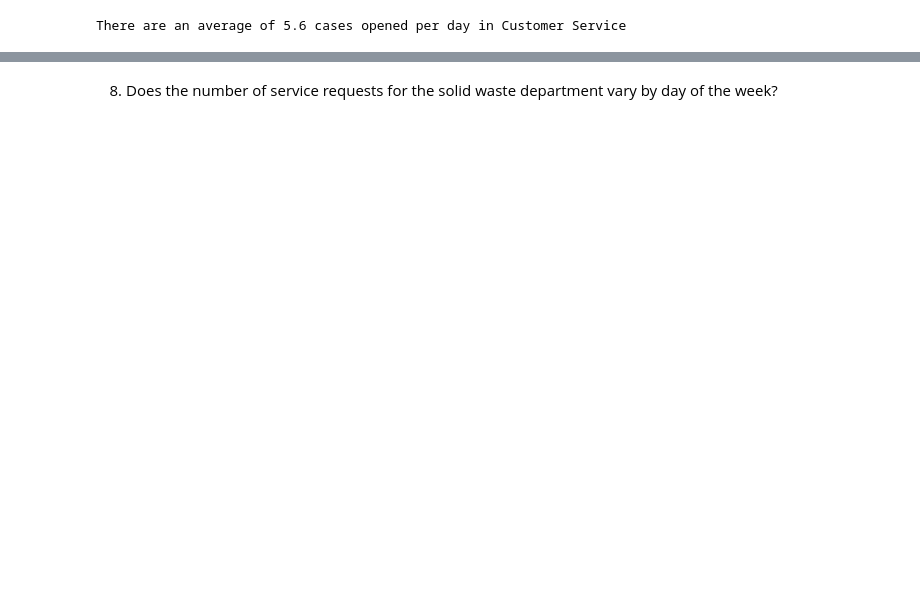
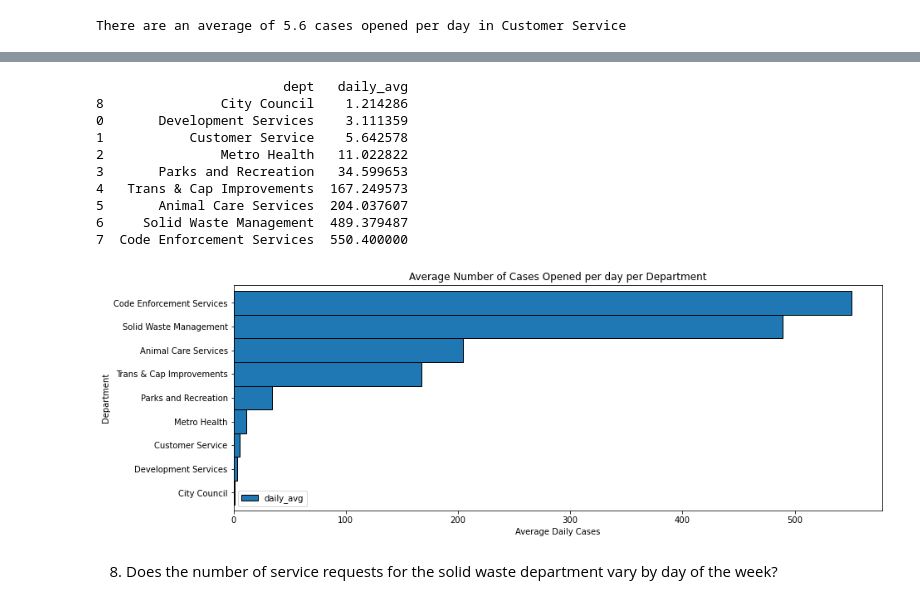
Before and after one commit to Tyler-Applegate/spark, a Jupyter notebook: explore.ipynb, the cells around one changed output, grey strips where cells are left out. Drawn from its saved outputs; the diff is of its cells as text; code cells hidden in the pictures; blank space fills up the shorter version.

```diff
--- a/explore.ipynb
+++ b/explore.ipynb
@@ -306,2 +294,17 @@ avg_df
+# %%
+# now let's look at all departments...
+explore.avg_daily_openings(df)
+# %% [output]
+                        dept   daily_avg
+8               City Council    1.214286
+0       Development Services    3.111359
+1           Customer Service    5.642578
+2               Metro Health   11.022822
+3       Parks and Recreation   34.599653
+4   Trans & Cap Improvements  167.249573
+5       Animal Care Services  204.037607
+6     Solid Waste Management  489.379487
+7  Code Enforcement Services  550.400000
+[figure, added]
 # %% [markdown]
 8. Does the number of service requests for the solid waste department vary by day of the week?
```
Also changed, not shown: parts of 4 cells of this notebook, 1 other file.
